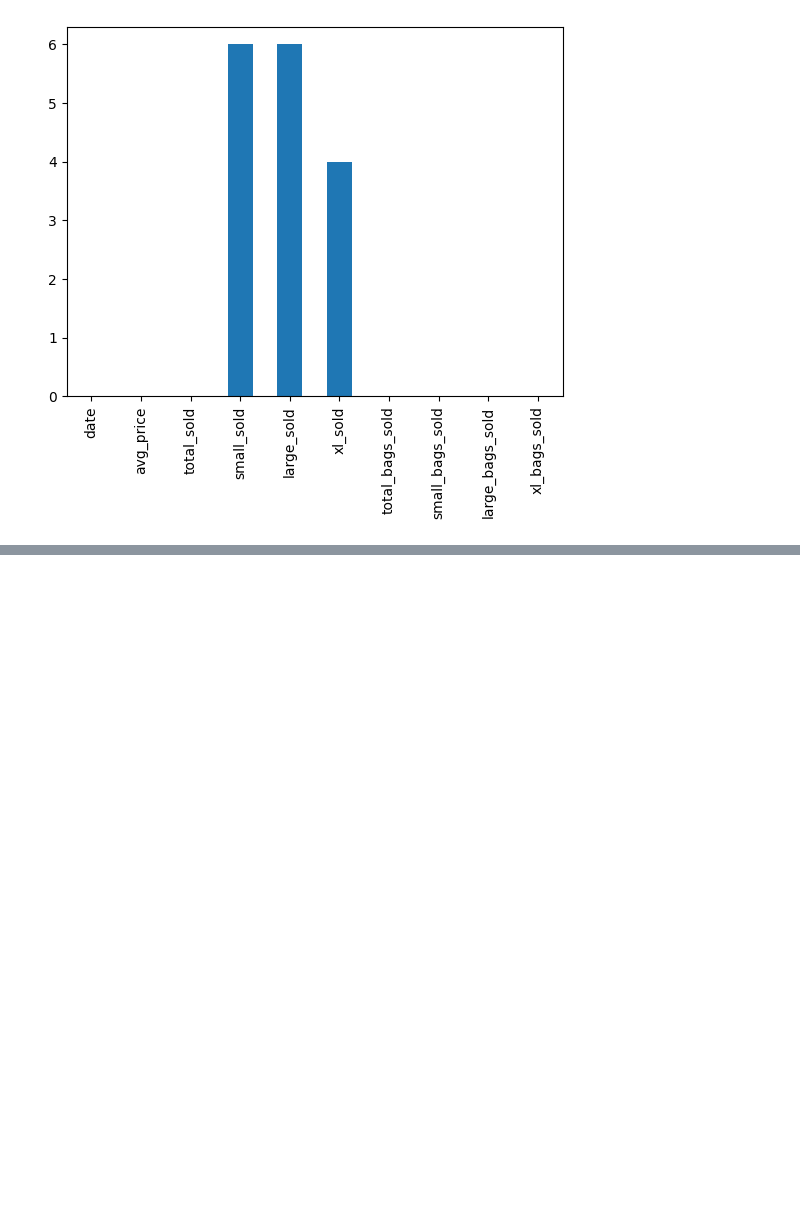
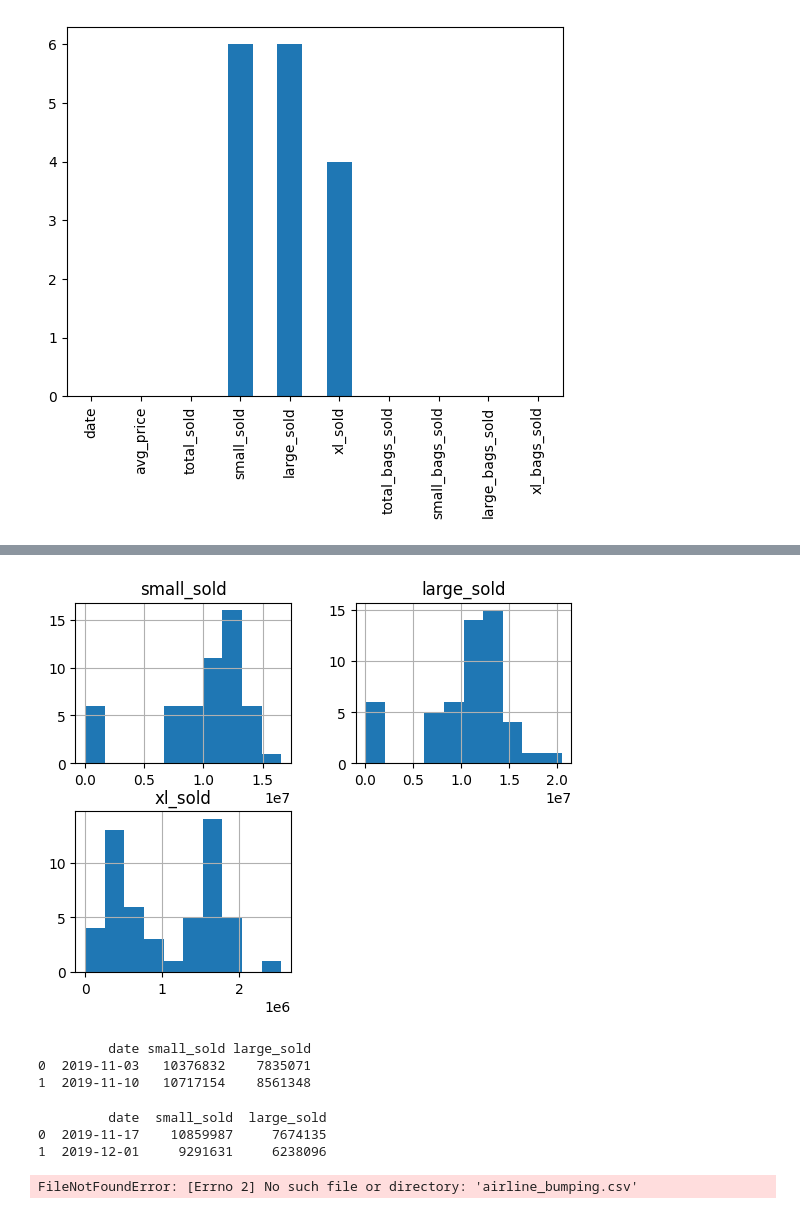
Before and after one commit to MuteBard/MachineLearningStudies, a Jupyter notebook: src/notes/Pandas/Datacamp_Pandas_Foundations/4_creatng_and_visualizing_dataframes.ipynb, the cells around one changed output, grey strips where cells are left out. Drawn from its saved outputs; the diff is of its cells as text; code cells hidden in the pictures; blank space fills up the shorter version.

Commit message:
Completed - Datacamp: Pandas Foundations

```diff
--- a/src/notes/Pandas/Datacamp_Pandas_Foundations/4_creatng_and_visualizing_dataframes.ipynb
+++ b/src/notes/Pandas/Datacamp_Pandas_Foundations/4_creatng_and_visualizing_dataframes.ipynb
@@ -171,9 +171,10 @@ def showMissing(dataFrame):
     plt.show()
 
 def dropMissing(dataFrame):
-    dataFrame.dropna()
+    return dataFrame.dropna()
 
 def replaceMissing(dataFrame):
-    dataFrame.fillna(0)
+    return dataFrame.fillna(0)
 
-showMissing(avocados)
+def isAnyMissing(dataFrame):
+    return dataFrame.isna().any()
@@ -216,0 +281,54 @@ showMissing(avocados_2016)
+# %%
+avocados_filled = replaceMissing(avocados_2016)
+showMissingColumns(avocados_filled, cols_with_missing)
+plt.show()
+# %% [output]
+[figure, added]
+# %%
+import pandas as pd
+
+# Create a list of dictionaries with new data
+avocados_list = [
+    {"date": "2019-11-03", "small_sold": 10376832, "large_sold": 7835071},
+    {"date": "2019-11-10", "small_sold": 10717154, "large_sold": 8561348},
+]
+
+# Convert list into DataFrame
+avocados_2019 = pd.DataFrame(avocados_list)
+
+# Print the new DataFrame
+print(avocados_2019)
+# %% [output]
+         date small_sold large_sold
+0  2019-11-03   10376832    7835071
+1  2019-11-10   10717154    8561348
+# %%
+import pandas as pd
+
+# Create a dictionary of lists with new data
+avocados_dict = {
+  "date": ["2019-11-17", "2019-12-01"],
+  "small_sold": [10859987,9291631],
+  "large_sold": [7674135, 6238096]
+}
+
+# Convert list into DataFrame
+avocados_2019 = pd.DataFrame(avocados_dict)
+
+# Print the new DataFrame
+print(avocados_2019)
+# %% [output]
+         date  small_sold  large_sold
+0  2019-11-17    10859987     7674135
+1  2019-12-01     9291631     6238096
+# %%
+import pandas as pd
+
+def getData(fileName):
+     pd.read_csv(fileName)
+
+dataFrame = getData("airline_bumping.csv")
+
+print(dataFrame.head())
+# %% [output]
+FileNotFoundError: [Errno 2] No such file or directory: 'airline_bumping.csv'
```
Also changed, not shown: parts of 10 cells of this notebook, 2 other files.
